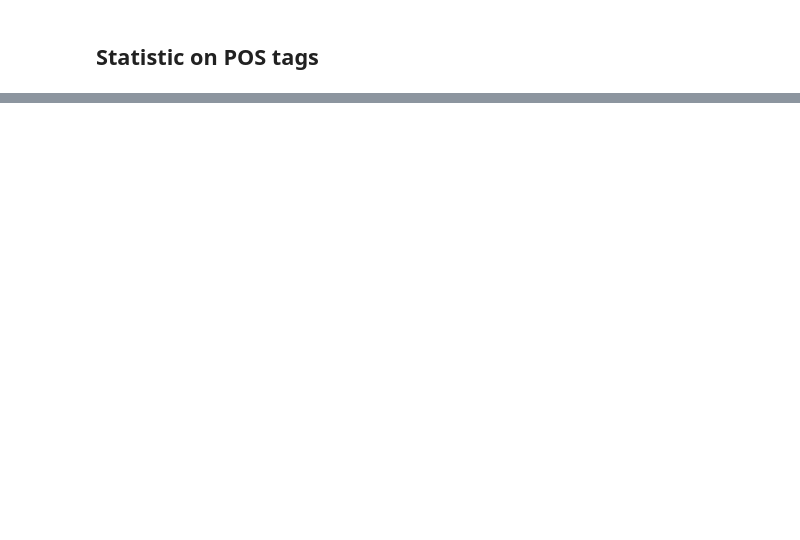
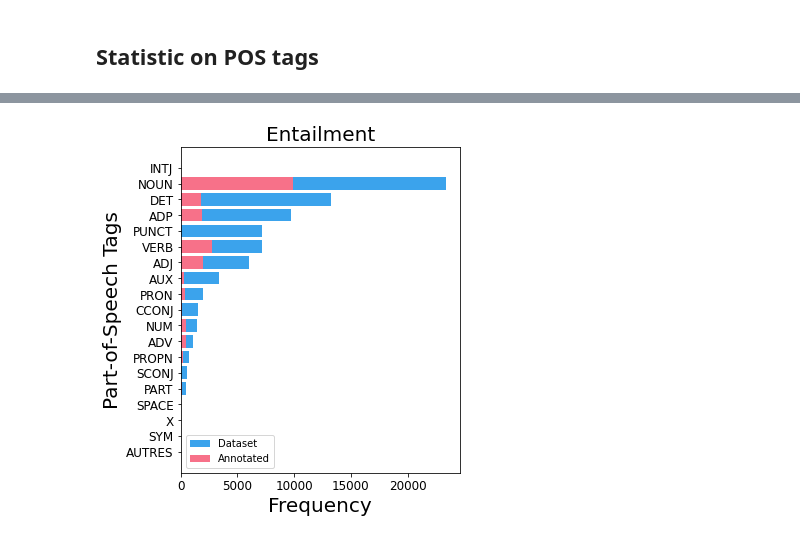
Before and after one commit to Kihansi95/ExplanationPairSentencesTasks, a Jupyter notebook: notebooks/2022-09-03 Esnli.ipynb, the cells around one changed output, grey strips where cells are left out. Saved outputs shown, nothing was run; the diff lists cells and outputs as text; code cells hidden in the pictures; blank space fills up the shorter version.

Commit message:
Fixing path

```diff
--- a/notebooks/2022-09-03 Esnli.ipynb
+++ b/notebooks/2022-09-03 Esnli.ipynb
@@ -157,0 +231,19 @@ Length: 9824, dtype: object
+# %%
+# Sort value for display
+cnt_ent['dataset'] = {k: v for k, v in sorted(cnt_ent['dataset'].items(), key=lambda item: item[1])}
+
+plt.figure(figsize=(5,6))
+plt.tick_params(axis='x', labelsize=12)
+plt.tick_params(axis='y', labelsize=12)
+
+plt.barh(list(cnt_ent['dataset'].keys()), list(cnt_ent['dataset'].values()), color = palette[2], label='Dataset')
+plt.barh(list(cnt_ent['annotation'].keys()), list(cnt_ent['annotation'].values()), color = palette[0], label='Annotated')
+
+plt.title('Entailment', fontsize=20)
+plt.xlabel('Frequency', fontsize=20)
+plt.ylabel('Part-of-Speech Tags', fontsize=20)
+plt.legend()
+plt.savefig(path.join(tmp_path, 'stats_pos_esnli_contra.png'), bbox_inches="tight", dpi=300)
+plt.show()
+# %% [output]
+[figure, added]
```
Also changed, not shown: parts of 32 cells of this notebook, 27 other files.
